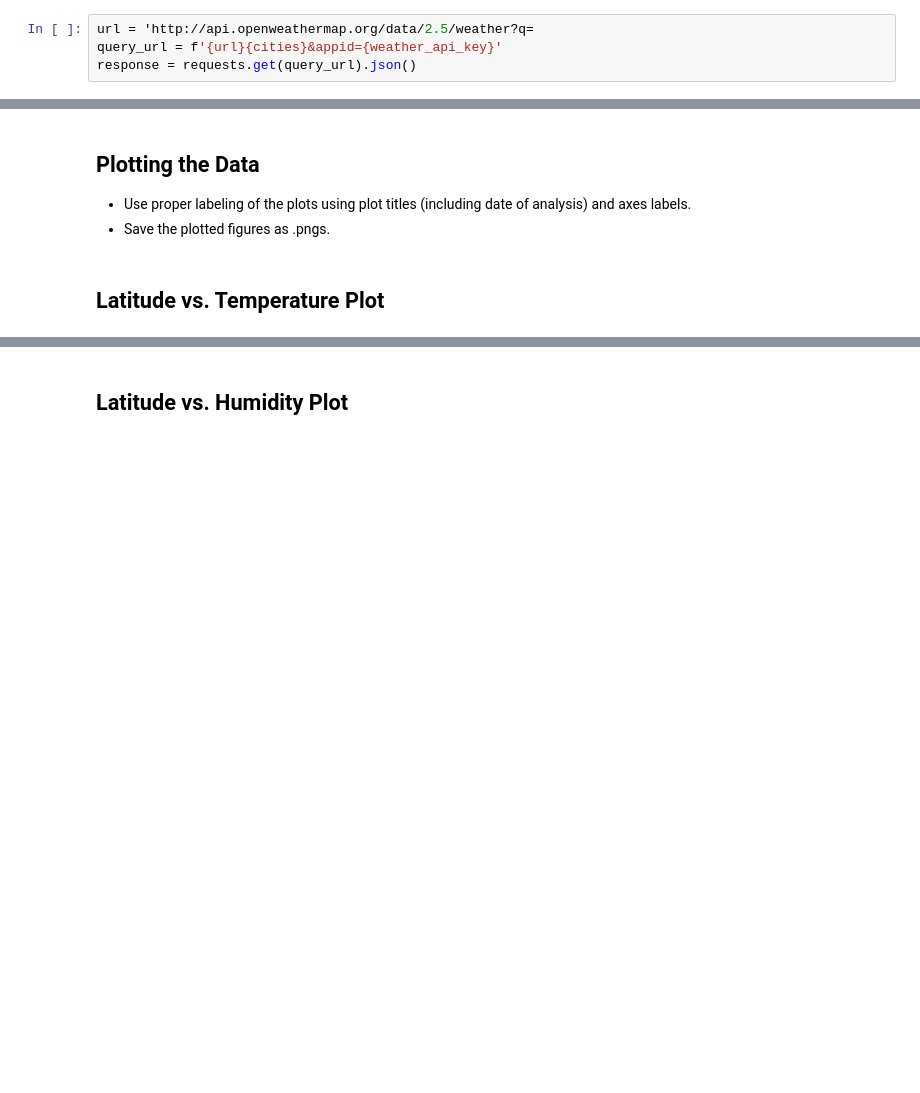
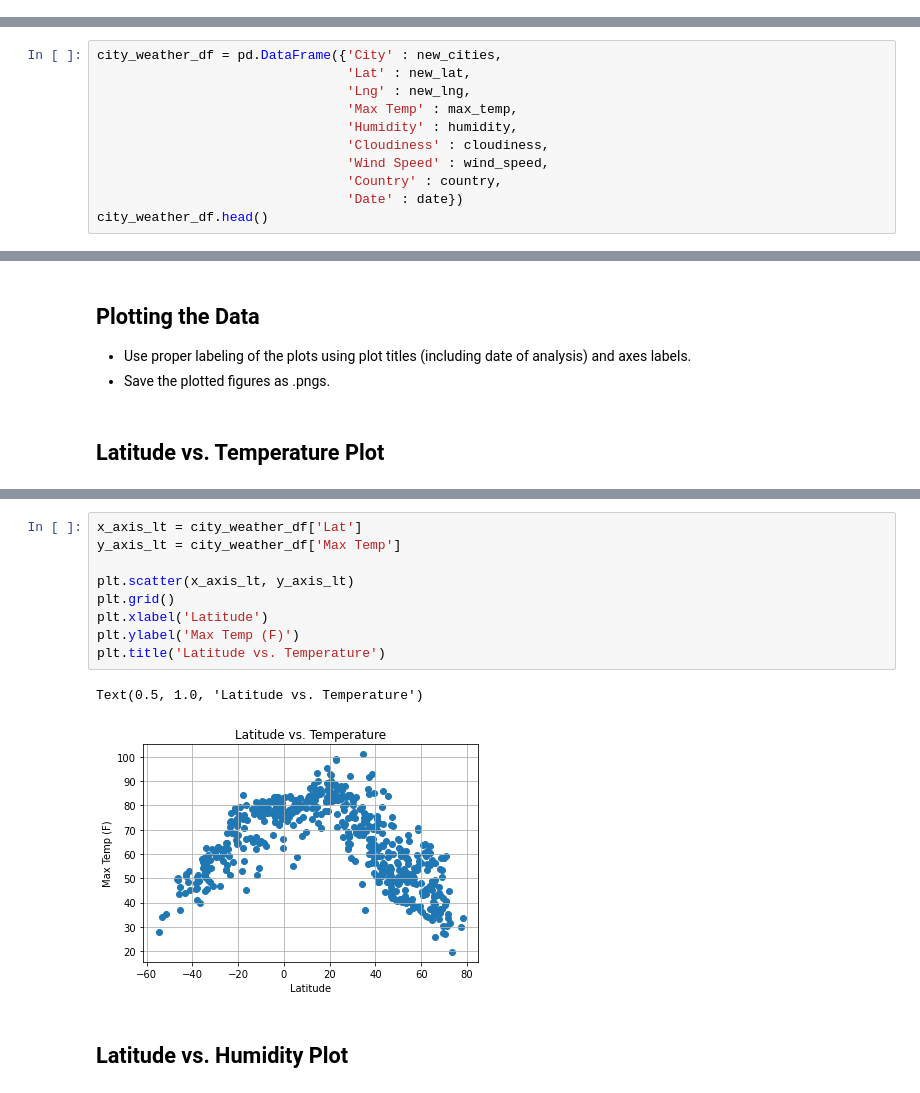
Before and after one commit to ichakrabarty/python-api-challenge, a Jupyter notebook: WeatherPy/WeatherPy.ipynb, the cells around one changed output, grey strips where cells are left out. Cells and saved outputs as stored; diff of their text form; blank space fills up the shorter version.

Commit message:
finished WeatherPy code

```diff
--- a/WeatherPy/WeatherPy.ipynb
+++ b/WeatherPy/WeatherPy.ipynb
@@ -41,7 +44,3 @@ cities
 ### Perform API Calls
 * Perform a weather check on each city using a series of successive API calls.
 * Include a print log of each city as it'sbeing processed (with the city number and city name).
-# %%
-url = 'http://api.openweathermap.org/data/2.5/weather?q=
-query_url = f'{url}{cities}&appid={weather_api_key}'
-response = requests.get(query_url).json()
@@ -88,0 +103,11 @@ Data Retrieval Complete
+# %%
+city_weather_df = pd.DataFrame({'City' : new_cities,
+                                'Lat' : new_lat,
+                                'Lng' : new_lng,
+                                'Max Temp' : max_temp,
+                                'Humidity' : humidity,
+                                'Cloudiness' : cloudiness,
+                                'Wind Speed' : wind_speed,
+                                'Country' : country,
+                                'Date' : date})
+city_weather_df.head()
@@ -127,2 +159,14 @@ Int64Index([], dtype='int64')
+# %%
+x_axis_lt = city_weather_df['Lat']
+y_axis_lt = city_weather_df['Max Temp']
+
+plt.scatter(x_axis_lt, y_axis_lt)
+plt.grid()
+plt.xlabel('Latitude')
+plt.ylabel('Max Temp (F)')
+plt.title('Latitude vs. Temperature')
+# %% [output]
+Text(0.5, 1.0, 'Latitude vs. Temperature')
+[figure, added]
 # %% [markdown]
 ## Latitude vs. Humidity Plot
```
Also changed, not shown: parts of 33 cells of this notebook, 5 other files.
